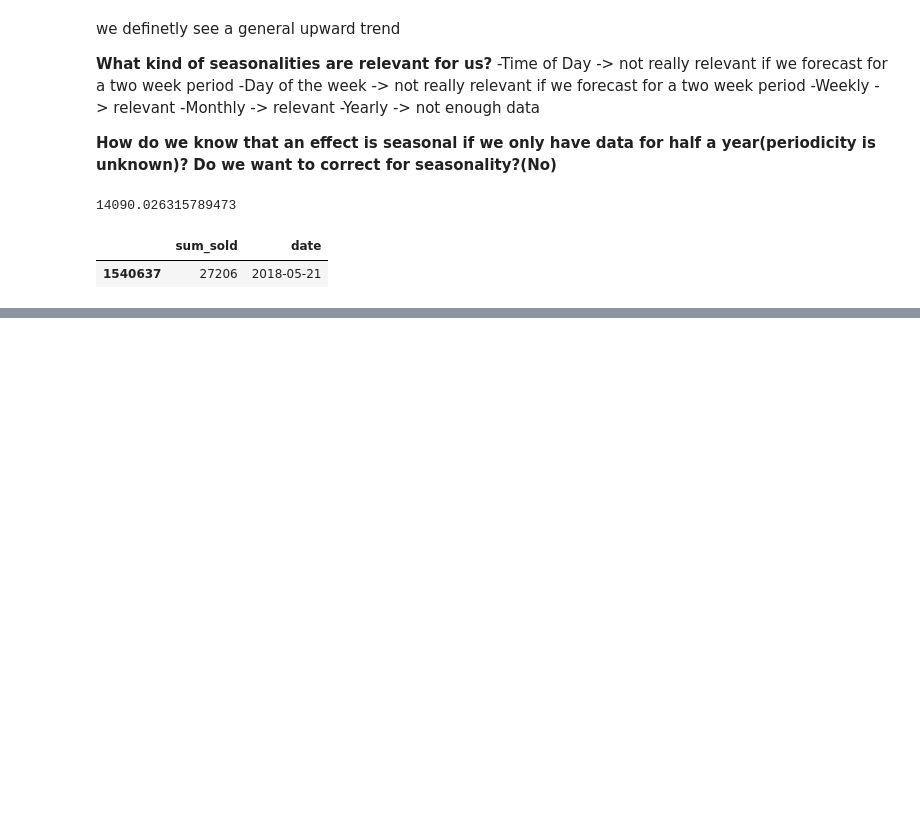
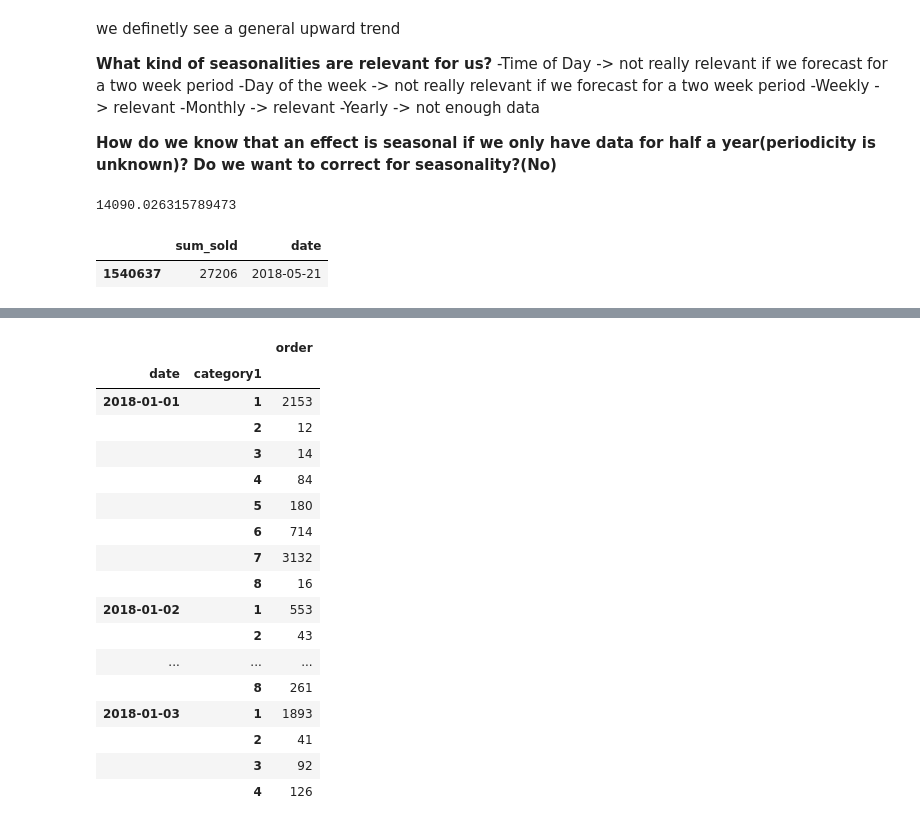
Before and after one commit to janapfeffer/DMC20_abraca-data, a Jupyter notebook: Seasonality.ipynb, the cells around one changed output, grey strips where cells are left out. Cells and saved outputs as stored; diff of their text form; code cells hidden in the pictures; blank space fills up the shorter version.

```diff
--- a/Seasonality.ipynb
+++ b/Seasonality.ipynb
@@ -105,0 +148,27 @@ df_duplicates_removed.loc[df_duplicates_removed['date'] == '2018-05-21']
+# %%
+
+#add up all orders that were made on one day
+
+
+x = df_categories.groupby(['date','category1']).agg('sum')
+
+x.head(20)
+# %% [output]
+|  |  | order |
+| date | category1 |  |
+| 2018-01-01 | 1 | 2153 |
+|  | 2 | 12 |
+|  | 3 | 14 |
+|  | 4 | 84 |
+|  | 5 | 180 |
+|  | 6 | 714 |
+|  | 7 | 3132 |
+|  | 8 | 16 |
+| 2018-01-02 | 1 | 553 |
+|  | 2 | 43 |
+| ... | ... | ... |
+|  | 8 | 261 |
+| 2018-01-03 | 1 | 1893 |
+|  | 2 | 41 |
+|  | 3 | 92 |
+|  | 4 | 126 |
```
Also changed, not shown: parts of 15 cells of this notebook.
